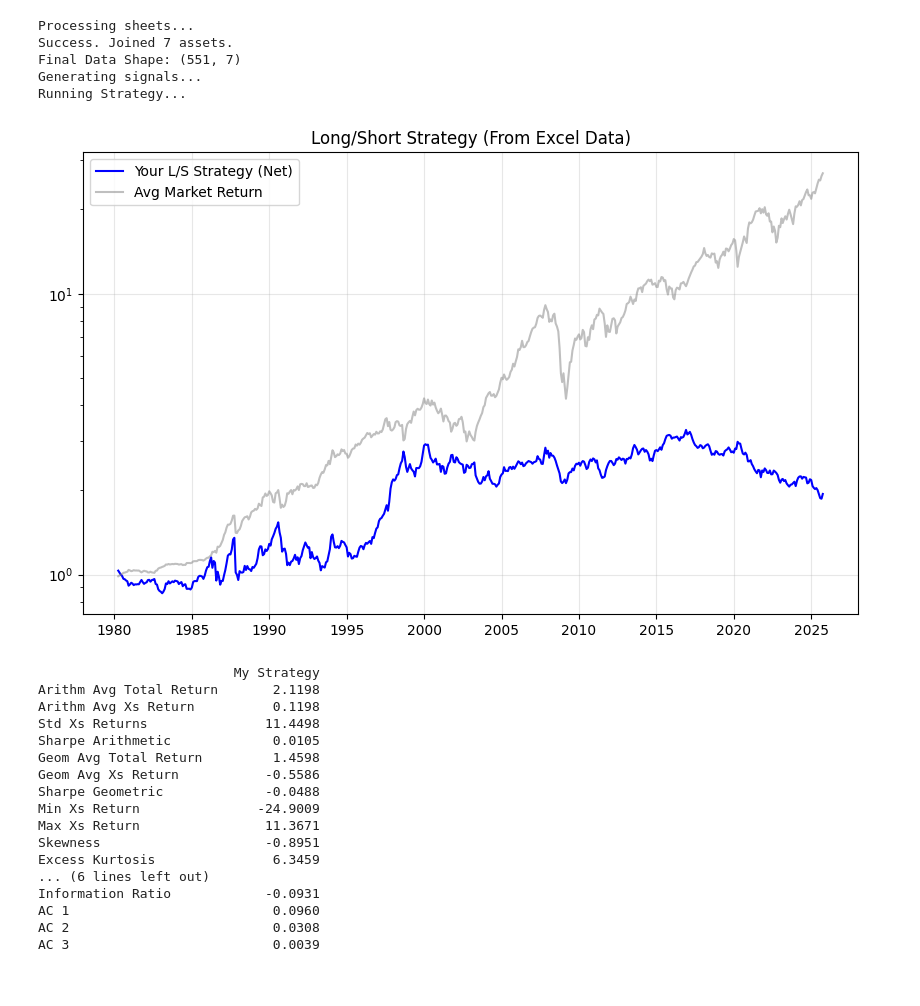
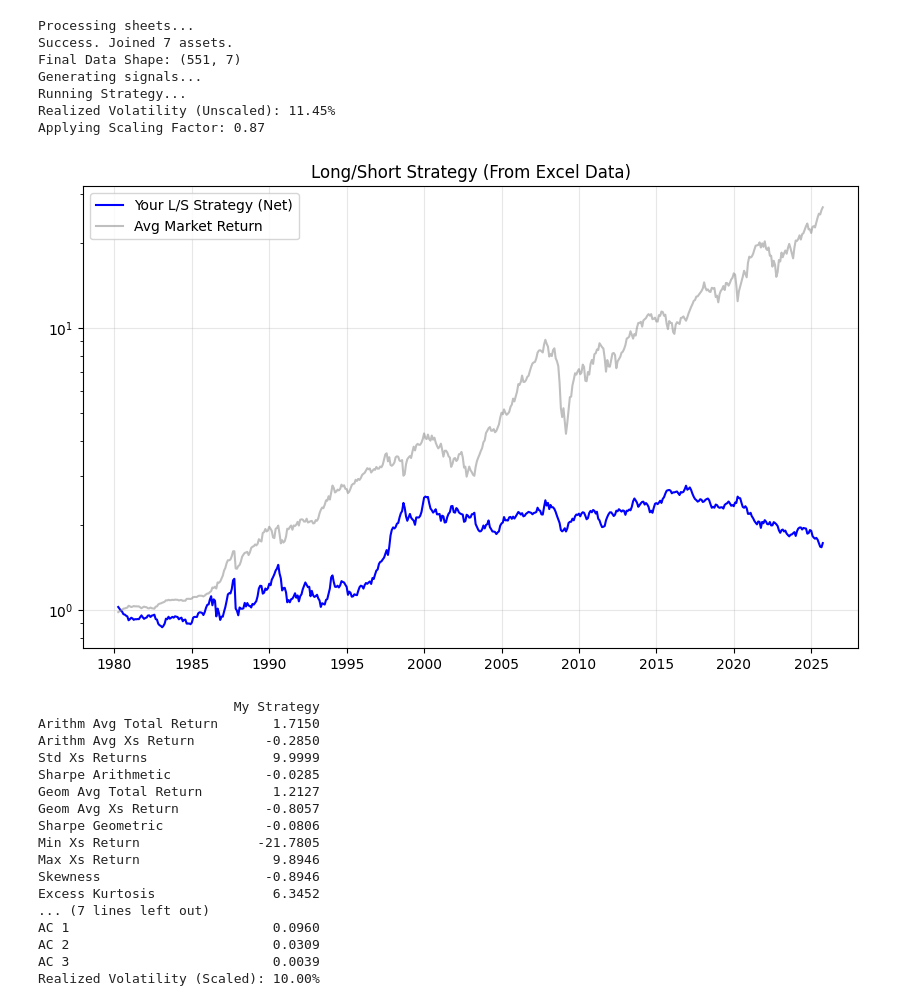
Before and after one commit to DanUZH/PMP_December_8, a Jupyter notebook: Code/trend_following.ipynb, the cells around one changed output. Saved outputs shown, nothing was run; the diff lists cells and outputs as text; code cells hidden in the pictures.

```diff
--- a/Code/trend_following.ipynb
+++ b/Code/trend_following.ipynb
@@ -40,6 +40,8 @@ def process_bloomberg_sheet(df, remove_header_rows=0):
 
     return df
 # %%
+
+VOL_TARGET = 0.10
 
 # --- 2. YOUR DATA LOADING LOGIC (As Provided) ---
 # Make sure 'Prices.xlsx' is in your path
@@ -124,7 +126,7 @@ print("Running Strategy...")
 # Dummy benchmark for function signature
 dummy_bm = returns.mean(axis=1)
 
-weights = pmp.make_country_weights(
+weights_unscaled = pmp.make_country_weights(
     signal=final_signal,
     returns=returns,
     benchmark_series=dummy_bm,
@@ -135,12 +137,46 @@ weights = pmp.make_country_weights(
     min_regions=4          # Min assets required to trade
 )
 
-res = pmp.run_cc_strategy(
-    weights=weights,
+res_unscaled = pmp.run_cc_strategy(
+    weights=weights_unscaled,
     returns=returns,
     rf=rf_series,
     frequency=1,
     t_cost=0.0010,         # 10bps cost
+    benchmark="equal",
+    long_short=True,
+    beta_neutral=False
+)
+
+unscaled_returns = res_unscaled["ret_net"].dropna()
+if not unscaled_returns.empty:
+# Calculate realized annualized volatility (Standard Deviation * sqrt(12))
+    realized_vol = unscaled_returns.std() * np.sqrt(12)
+
+    # Calculate the required scaling factor (Lambda)
+    # Scale = Target Vol / Realized Vol
+    scaling_factor = VOL_TARGET / realized_vol
+
+    # Critical: Cap the scaling factor to prevent excessive leverage
+    max_leverage = 2.0 # Cap at 200% gross leverage, adjust as needed
+    scaling_factor = min(scaling_factor, max_leverage)
+
+    print(f"Realized Volatility (Unscaled): {realized_vol:.2%}")
+    print(f"Applying Scaling Factor: {scaling_factor:.2f}")
+
+    # 3. Apply Scaling to Weights
+    # Scale every position by the calculated factor
+    weights_scaled = weights_unscaled * scaling_factor
+else:
+    print("WARNING: Cannot calculate volatility, defaulting to unscaled weights.")
+    weights_scaled = weights_unscaled
+
+res = pmp.run_cc_strategy(
+    weights=weights_scaled, # <--- Using the scaled weights
+    returns=returns,
+    rf=rf_series,
+    frequency=1,
+    t_cost=0.0010,
     benchmark="equal",
     long_short=True,
     beta_neutral=False
@@ -150,48 +186,56 @@ res = pmp.run_cc_strategy(
 cum_strat = (1 + res["ret_net"]).cumprod()
 cum_bm = (1 + res["ret_bm"]).cumprod()
 
 plt.figure(figsize=(10, 6))
 plt.plot(cum_strat, label="Your L/S Strategy (Net)", color="blue")
 plt.plot(cum_bm, label="Avg Market Return", color="gray", alpha=0.5)
 plt.title("Long/Short Strategy (From Excel Data)")
 plt.yscale("log")
 plt.legend()
 plt.grid(True, alpha=0.3)
 plt.show()
 
 # Stats
 xs_strat = res["ret_net"] - res["ret_rf"]
 xs_bm = res["ret_bm"] - res["ret_rf"]
 
 summary = pmp.summarizePerformance(
     xsReturns=xs_strat.values.reshape(-1, 1),
     Rf=res["ret_rf"].values.reshape(-1, 1),
     factorXsReturns=xs_bm.values.reshape(-1, 1),
     annualizationFactor=12,
     strategyNames=["My Strategy"]
 )
 print(summary)
+
+scaled_returns = res["ret_net"].dropna()
+if not scaled_returns.empty:
+# Calculate realized annualized volatility (Standard Deviation * sqrt(12))
+    realized_vol = scaled_returns.std() * np.sqrt(12)
+    print(f"Realized Volatility (Scaled): {realized_vol:.2%}")
 # %% [output]
 Processing sheets...
 Success. Joined 7 assets.
 Final Data Shape: (551, 7)
 Generating signals...
 Running Strategy...
+Realized Volatility (Unscaled): 11.45%
+Applying Scaling Factor: 0.87
-[figure, old version]
+[figure, new version]
                          My Strategy
-Arithm Avg Total Return       2.1198
-Arithm Avg Xs Return          0.1198
-Std Xs Returns               11.4498
-Sharpe Arithmetic             0.0105
-Geom Avg Total Return         1.4598
-Geom Avg Xs Return           -0.5586
-Sharpe Geometric             -0.0488
-Min Xs Return               -24.9009
-Max Xs Return                11.3671
-Skewness                     -0.8951
-Excess Kurtosis               6.3459
-... (6 lines left out)
-Information Ratio            -0.0931
+Arithm Avg Total Return       1.7150
+Arithm Avg Xs Return         -0.2850
+Std Xs Returns                9.9999
+Sharpe Arithmetic            -0.0285
+Geom Avg Total Return         1.2127
+Geom Avg Xs Return           -0.8057
+Sharpe Geometric             -0.0806
+Min Xs Return               -21.7805
+Max Xs Return                 9.8946
+Skewness                     -0.8946
+Excess Kurtosis               6.3452
+... (7 lines left out)
 AC 1                          0.0960
-AC 2                          0.0308
+AC 2                          0.0309
 AC 3                          0.0039
+Realized Volatility (Scaled): 10.00%
```
